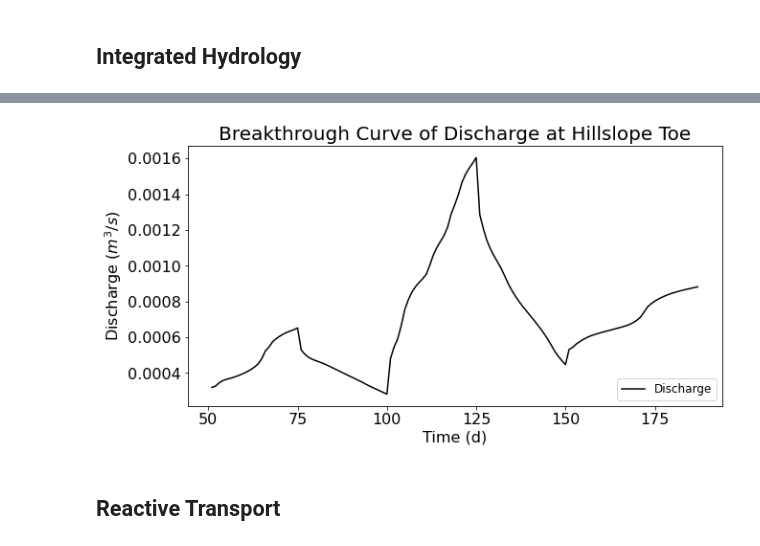
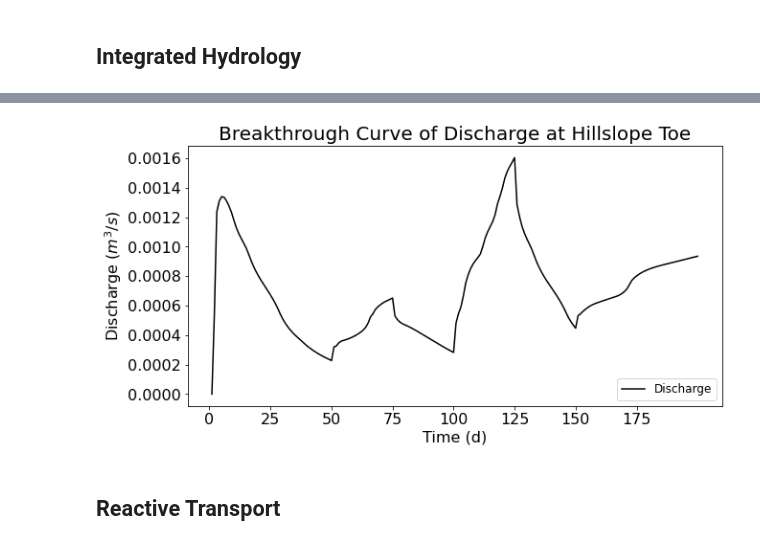
Before and after one commit to amanzi/ats-short-course, a Jupyter notebook: 03_reactive_transport/hillslope_training_demo.ipynb, the cells around one changed output, grey strips where cells are left out. Cells and saved outputs as stored; diff of their text form; code cells hidden in the pictures.

```diff
--- a/03_reactive_transport/hillslope_training_demo.ipynb
+++ b/03_reactive_transport/hillslope_training_demo.ipynb
@@ -22,3 +23,16 @@ Free-flow boundary condition is set at the hillslope toe.
 # %% [markdown]
 Velocity figure shows the flow pattern and upward velocity near the hillslope toe.
 <img src="./hillslope/pictures/hillslope_flow_velocity.png" alt="Drawing" style="width: 800px;"/>
+# %%
+plt.rcParams['figure.figsize'] = [10, 5]
+path='./hillslope/results/'
+RECHARGE = np.loadtxt(path+'surface-water_source.dat', skiprows=12)
+
+plt.plot(RECHARGE[:,0]/86400, RECHARGE[:,1], 'k-', label='Recharge')
+plt.title("Breakthrough Curve of Recharge on the Surface", fontsize=20)
+plt.xlabel("Time (d)",fontsize=16)
+plt.ylabel("Recharge ($m/s$)",fontsize=16)
+plt.xticks([0,25,50,75,100,125,150,175],fontsize=16)
+plt.yticks(fontsize=16)
+plt.legend(fontsize=12, loc='lower right')
+plt.show()
@@ -25,18 +41,22 @@ Velocity figure shows the flow pattern and upward velocity near the hillslope to
+# %%
+# ATS raw output unit: mol/s
+# Convert to m3/s
+unit_convert_flow = 1.8e-5
 # %%
 plt.rcParams['figure.figsize'] = [10, 5]
-path='./hillslope/'
-DISCHARGE = np.loadtxt(path+'surface_outlet_flux.dat', skiprows=12)
+path='./hillslope/results/'
+DISCHARGE = np.loadtxt(path+'surface_outlet_flux_crunch.dat', skiprows=12)
 
-plt.plot(DISCHARGE[:,0]/86400, DISCHARGE[:,1]*0.000018, 'k-', label='Discharge')
+plt.plot(DISCHARGE[:,0]/86400, DISCHARGE[:,1]*unit_convert_flow, 'k-', label='Discharge')
 plt.title("Breakthrough Curve of Discharge at Hillslope Toe", fontsize=20)
 plt.xlabel("Time (d)",fontsize=16)
 plt.ylabel("Discharge ($m^3/s$)",fontsize=16)
-plt.xticks([50,75,100,125,150,175],fontsize=16)
+plt.xticks([0,25,50,75,100,125,150,175],fontsize=16)
 plt.yticks(fontsize=16)
 plt.legend(fontsize=12, loc='lower right')
 plt.show()
 # %% [output]
-[figure, old version]
+[figure, new version]
 # %% [markdown]
 ## Reactive Transport
 # %% [markdown]
```
Also changed, not shown: parts of 12 cells of this notebook.
